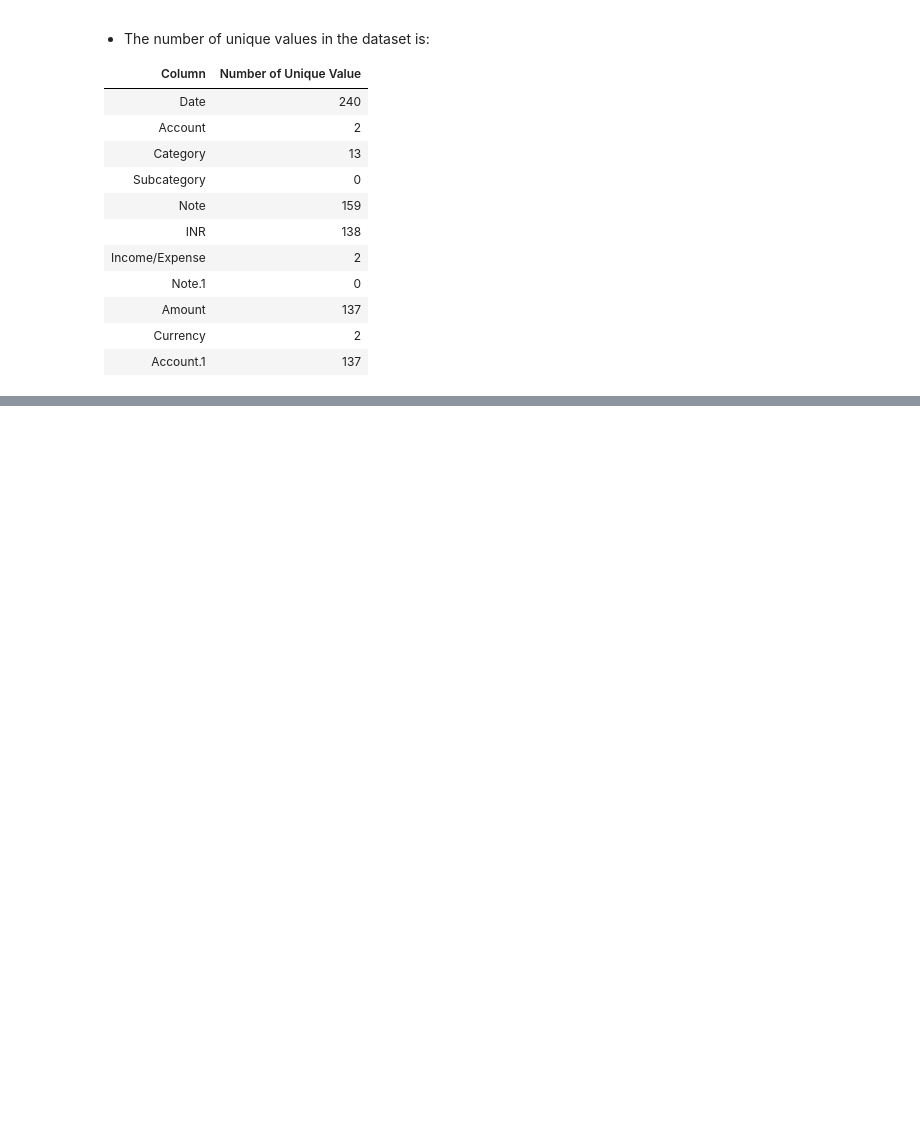
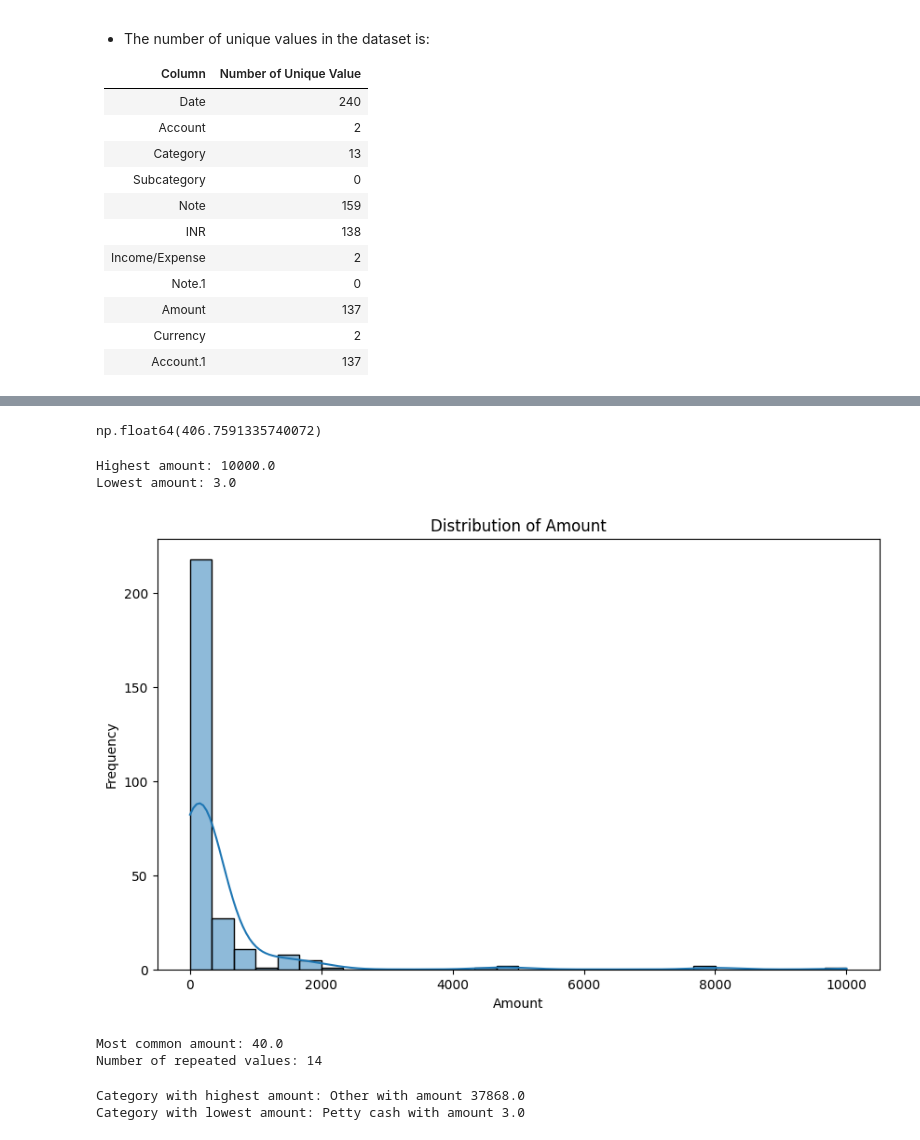
Before and after one commit to misbahkhattak718-pixel/Mentorship-Program--Devsil, a Jupyter notebook: Weekly Mini Projects/Week 1/Daily Expense Tracker + EDA Report.ipynb, the cells around one changed output, grey strips where cells are left out. Saved outputs shown, nothing was run; the diff lists cells and outputs as text; code cells hidden in the pictures; blank space fills up the shorter version.

```diff
--- a/Weekly Mini Projects/Week 1/Daily Expense Tracker + EDA Report.ipynb
+++ b/Weekly Mini Projects/Week 1/Daily Expense Tracker + EDA Report.ipynb
@@ -342,0 +359,37 @@ Account.1:     137
+# %%
+# print the Average of the Amount column of the dataset:
+df["Amount"].mean()
+# %% [output]
+np.float64(406.7591335740072)
+# %%
+# check the highest and lowest amount of the dataset:
+print (f"Highest amount: {df['Amount'].max()}")
+print (f"Lowest amount: {df['Amount'].min()}")
+# %% [output]
+Highest amount: 10000.0
+Lowest amount: 3.0
+# %%
+# Show the distribution of the Amount column:
+plt.figure(figsize=(10,6))
+sns.histplot(df["Amount"], bins=30, kde=True)
+plt.title("Distribution of Amount")
+plt.xlabel("Amount")
+plt.ylabel("Frequency")
+plt.show()
+# %% [output]
+[figure, added]
+# %%
+# print the number of repeated values of the amount column in used the mode function:
+print (f"Most common amount: {df['Amount'].mode()[0]}")
+print (f"Number of repeated values: {df['Amount'].value_counts()[df['Amount'].mode()[0]]}")
+# %% [output]
+Most common amount: 40.0
+Number of repeated values: 14
+# %%
+# print the which category has the highest amount and which category has the lowest amount:
+category_amount = df.groupby("Category")["Amount"].sum()
+print (f"Category with highest amount: {category_amount.idxmax()} with amount {category_amount.max()}")
+print (f"Category with lowest amount: {category_amount.idxmin()} with amount {category_amount.min()}")
+# %% [output]
+Category with highest amount: Other with amount 37868.0
+Category with lowest amount: Petty cash with amount 3.0
```
Also changed, not shown: parts of 17 cells of this notebook.
